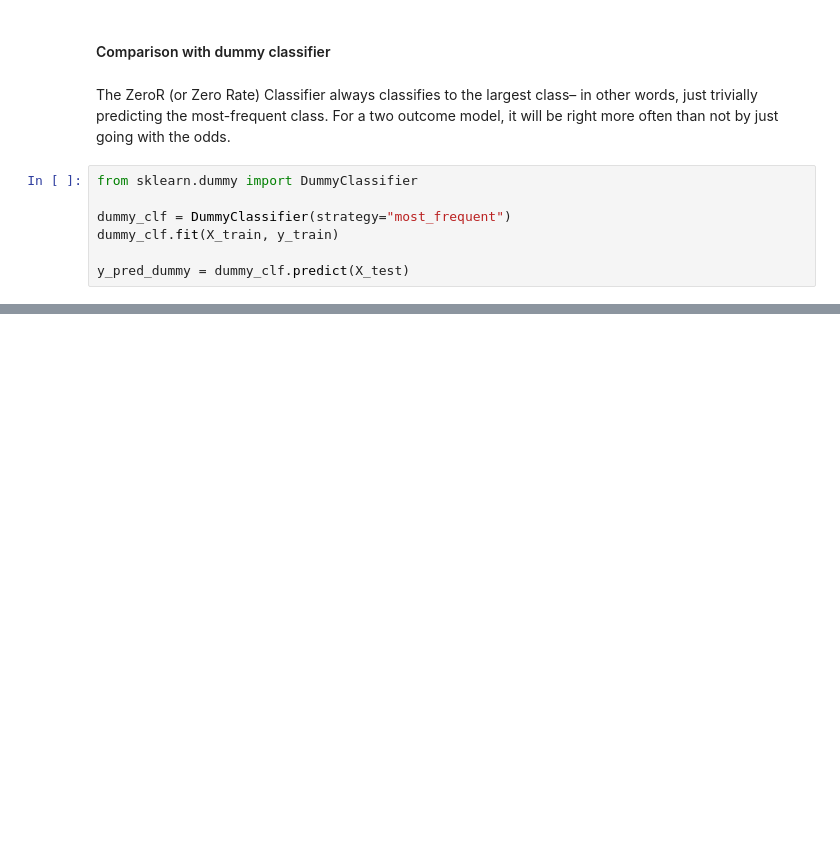
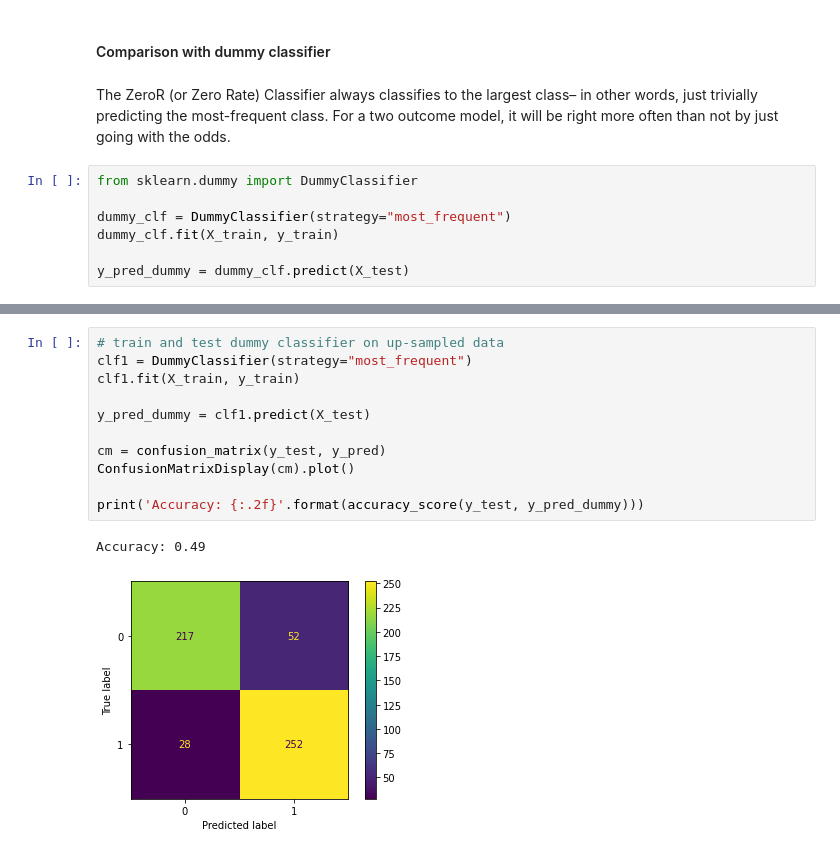
Before and after one commit to MarcoCalbucci/DataAnalytics, a Jupyter notebook: PredictiveModeling/Classification/imbalanced_classes.ipynb, the cells around one changed output, grey strips where cells are left out. Saved outputs shown, nothing was run; the diff lists cells and outputs as text; blank space fills up the shorter version.

```diff
--- a/PredictiveModeling/Classification/imbalanced_classes.ipynb
+++ b/PredictiveModeling/Classification/imbalanced_classes.ipynb
@@ -142,0 +184,14 @@ result_df
+# %%
+# train and test dummy classifier on up-sampled data
+clf1 = DummyClassifier(strategy="most_frequent")
+clf1.fit(X_train, y_train)
+
+y_pred_dummy = clf1.predict(X_test)
+
+cm = confusion_matrix(y_test, y_pred)
+ConfusionMatrixDisplay(cm).plot()
+
+print('Accuracy: {:.2f}'.format(accuracy_score(y_test, y_pred_dummy)))
+# %% [output]
+Accuracy: 0.49
+[figure, added]
```
Also changed, not shown: parts of 33 cells of this notebook.
